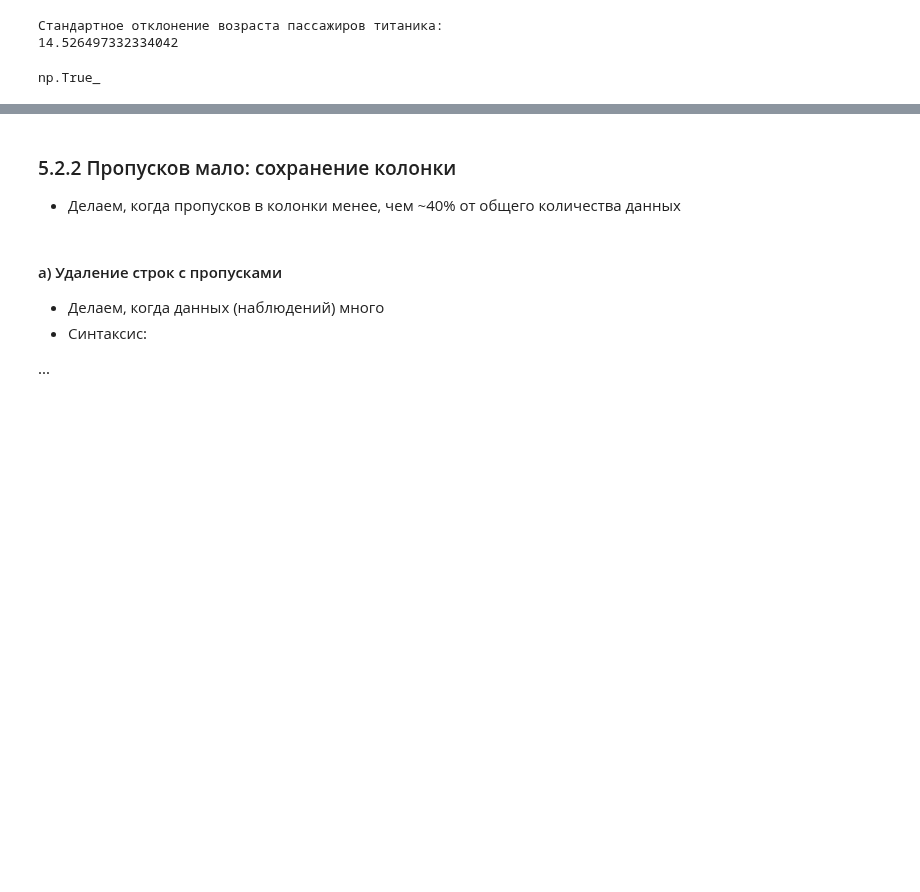
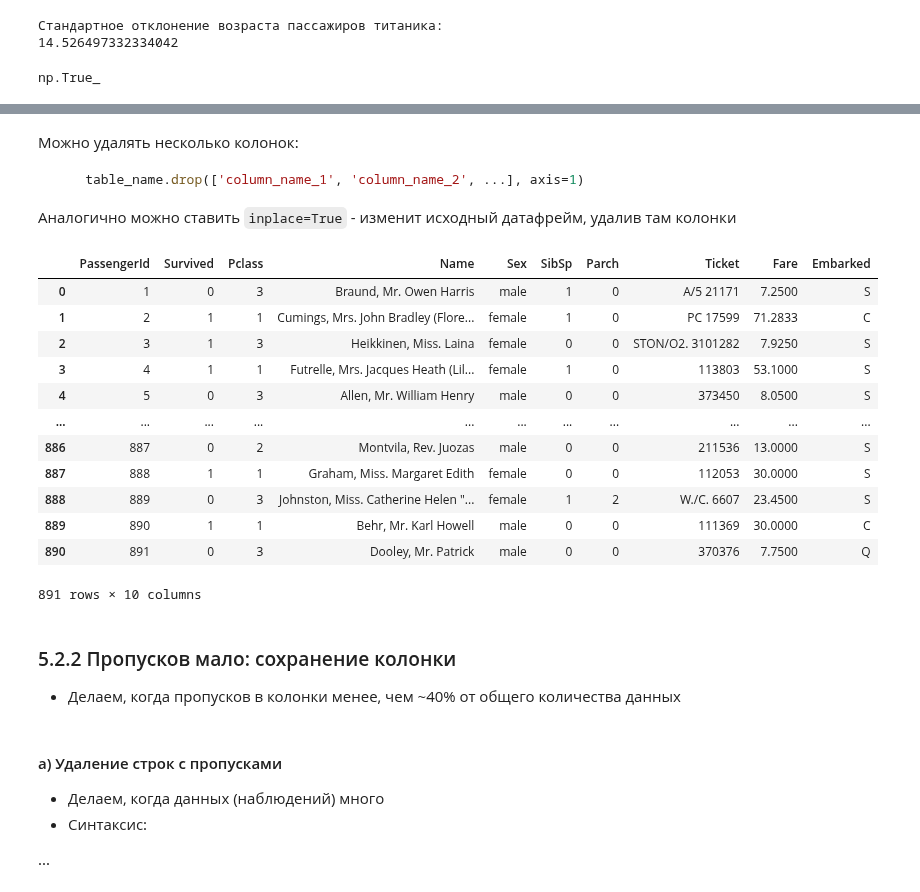
Before and after one commit to ksumarshmallow/Data-Analysis-Media-24, a Jupyter notebook: Seminars/Sem5/Sem5.ipynb, the cells around one changed output, grey strips where cells are left out. Saved outputs shown, nothing was run; the diff lists cells and outputs as text; code cells hidden in the pictures; blank space fills up the shorter version.

````diff
--- a/Seminars/Sem5/Sem5.ipynb
+++ b/Seminars/Sem5/Sem5.ipynb
@@ -324,3 +463,27 @@ np.True_
+# %% [markdown]
+Можно удалять несколько колонок:
+
+```python
+    table_name.drop(['column_name_1', 'column_name_2', ...], axis=1)
+```
+
+Аналогично можно ставить `inplace=True` - изменит исходный датафрейм, удалив там колонки
+# %%
+df.drop(['Cabin', 'Age'], axis=1)
+# %% [output]
+|  | PassengerId | Survived | Pclass | Name | Sex | SibSp | Parch | Ticket | Fare | Embarked |
+| 0 | 1 | 0 | 3 | Braund, Mr. Owen Harris | male | 1 | 0 | A/5 21171 | 7.2500 | S |
+| 1 | 2 | 1 | 1 | Cumings, Mrs. John Bradley (Flore... | female | 1 | 0 | PC 17599 | 71.2833 | C |
+| 2 | 3 | 1 | 3 | Heikkinen, Miss. Laina | female | 0 | 0 | STON/O2. 3101282 | 7.9250 | S |
+| 3 | 4 | 1 | 1 | Futrelle, Mrs. Jacques Heath (Lil... | female | 1 | 0 | 113803 | 53.1000 | S |
+| 4 | 5 | 0 | 3 | Allen, Mr. William Henry | male | 0 | 0 | 373450 | 8.0500 | S |
+| ... | ... | ... | ... | ... | ... | ... | ... | ... | ... | ... |
+| 886 | 887 | 0 | 2 | Montvila, Rev. Juozas | male | 0 | 0 | 211536 | 13.0000 | S |
+| 887 | 888 | 1 | 1 | Graham, Miss. Margaret Edith | female | 0 | 0 | 112053 | 30.0000 | S |
+| 888 | 889 | 0 | 3 | Johnston, Miss. Catherine Helen "... | female | 1 | 2 | W./C. 6607 | 23.4500 | S |
+| 889 | 890 | 1 | 1 | Behr, Mr. Karl Howell | male | 0 | 0 | 111369 | 30.0000 | C |
+| 890 | 891 | 0 | 3 | Dooley, Mr. Patrick | male | 0 | 0 | 370376 | 7.7500 | Q |
+891 rows × 10 columns
 # %% [markdown]
 ### 5.2.2 Пропусков мало: сохранение колонки
 - Делаем, когда пропусков в колонки менее, чем ~40% от общего количества данных
````
Also changed, not shown: parts of 19 cells of this notebook.
